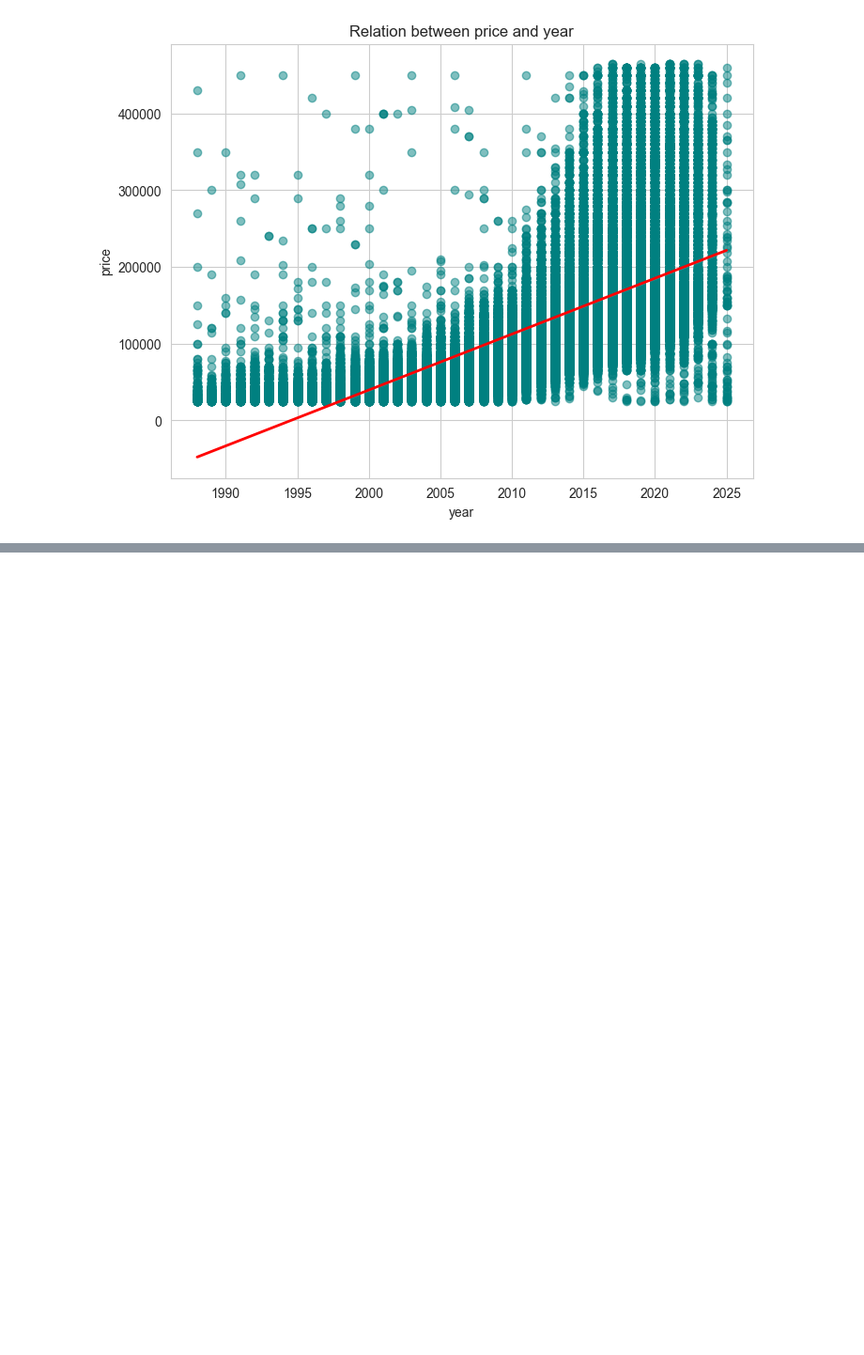
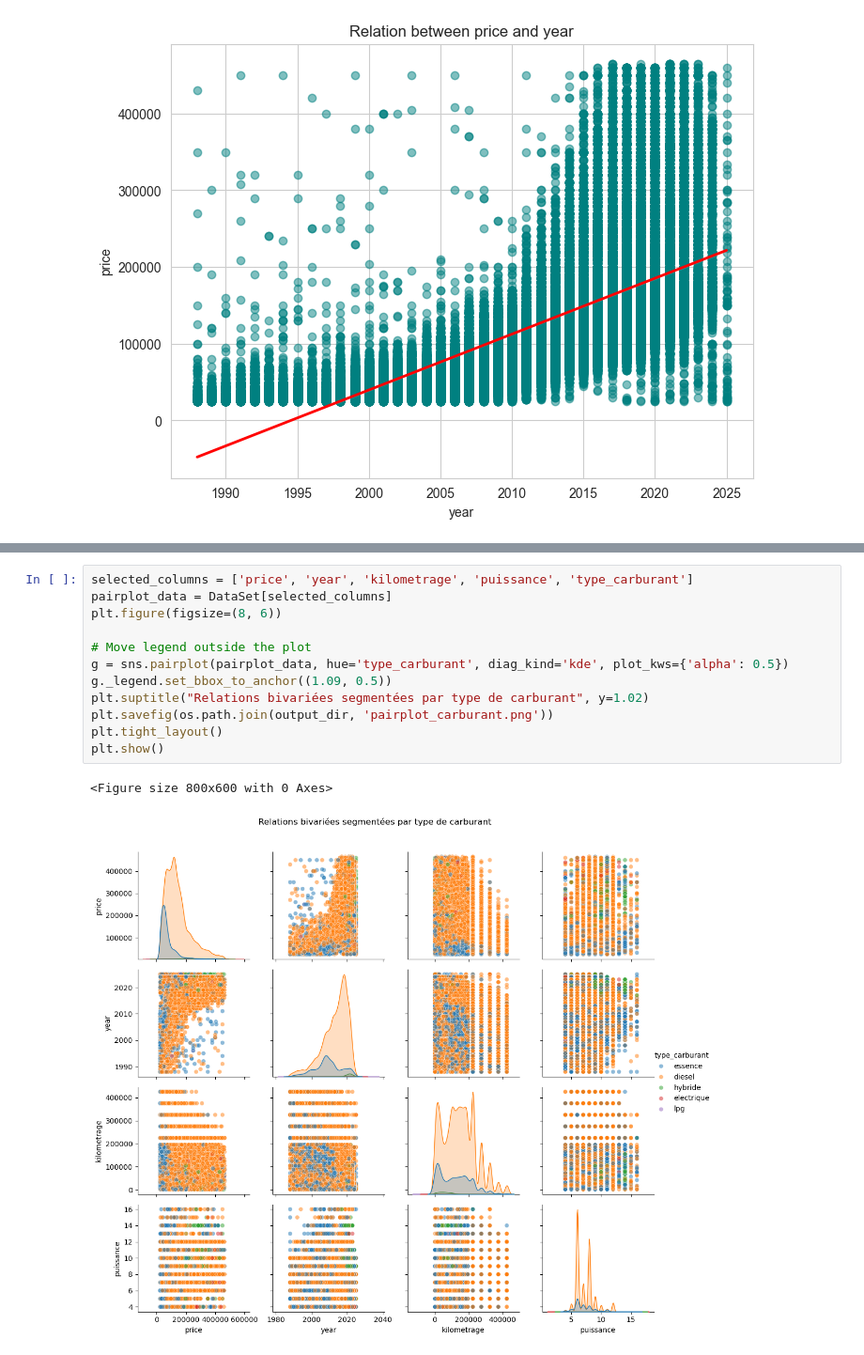
Before and after one commit to eddaoudi-mohamed/Predict_Price_Car, a Jupyter notebook: notebooks/EDA.ipynb, the cells around one changed output, grey strips where cells are left out. Shown at 94% size. Saved outputs shown, nothing was run; the diff lists cells and outputs as text; blank space fills up the shorter version.

```diff
--- a/notebooks/EDA.ipynb
+++ b/notebooks/EDA.ipynb
@@ -180,0 +393,15 @@ plt.show()
+# %%
+selected_columns = ['price', 'year', 'kilometrage', 'puissance', 'type_carburant']
+pairplot_data = DataSet[selected_columns]
+plt.figure(figsize=(8, 6))
+
+# Move legend outside the plot
+g = sns.pairplot(pairplot_data, hue='type_carburant', diag_kind='kde', plot_kws={'alpha': 0.5})
+g._legend.set_bbox_to_anchor((1.09, 0.5))
+plt.suptitle("Relations bivariées segmentées par type de carburant", y=1.02)
+plt.savefig(os.path.join(output_dir, 'pairplot_carburant.png'))
+plt.tight_layout()
+plt.show()
+# %% [output]
+<Figure size 800x600 with 0 Axes>
+[figure, added]
```
Also changed, not shown: parts of 11 cells of this notebook, 8 other files.
